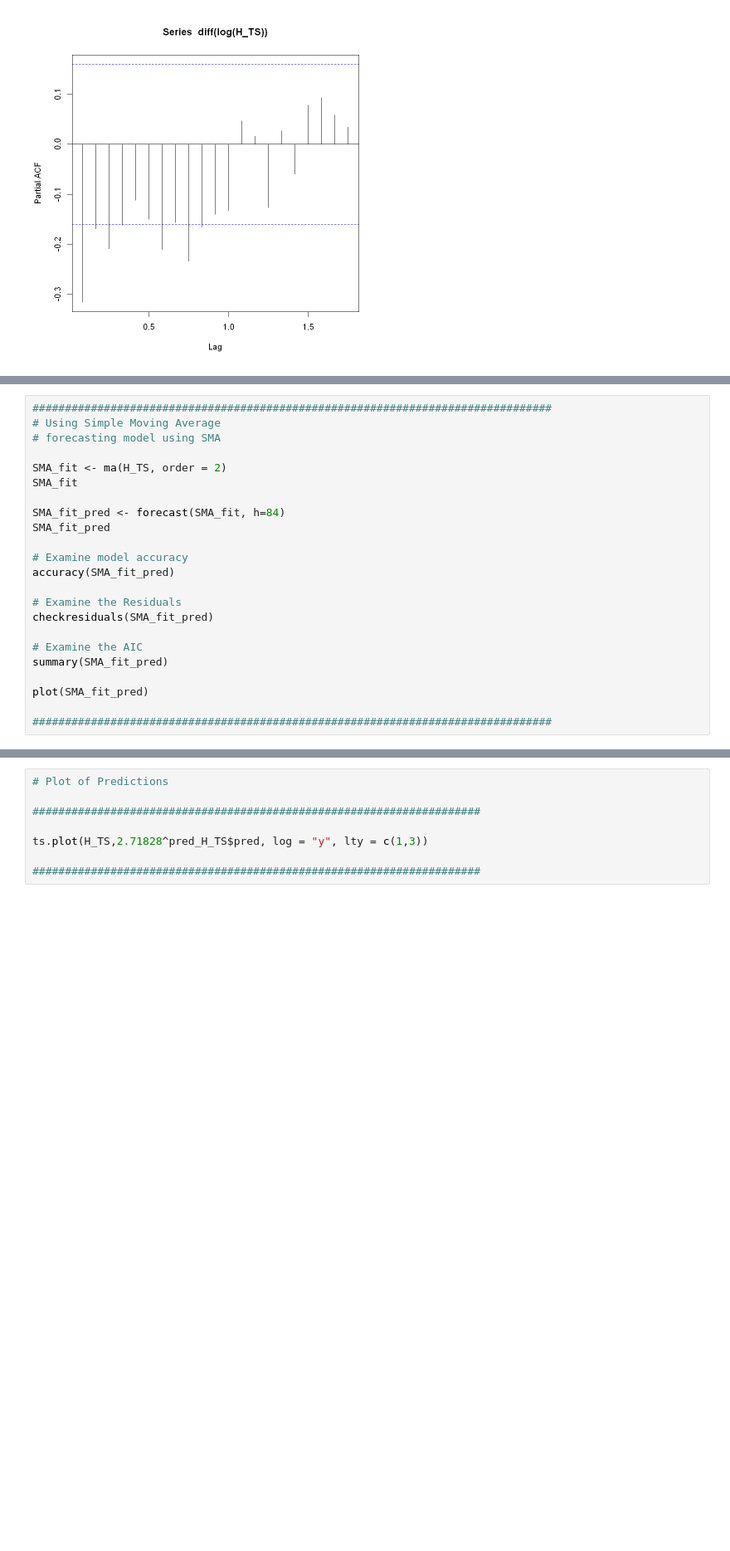
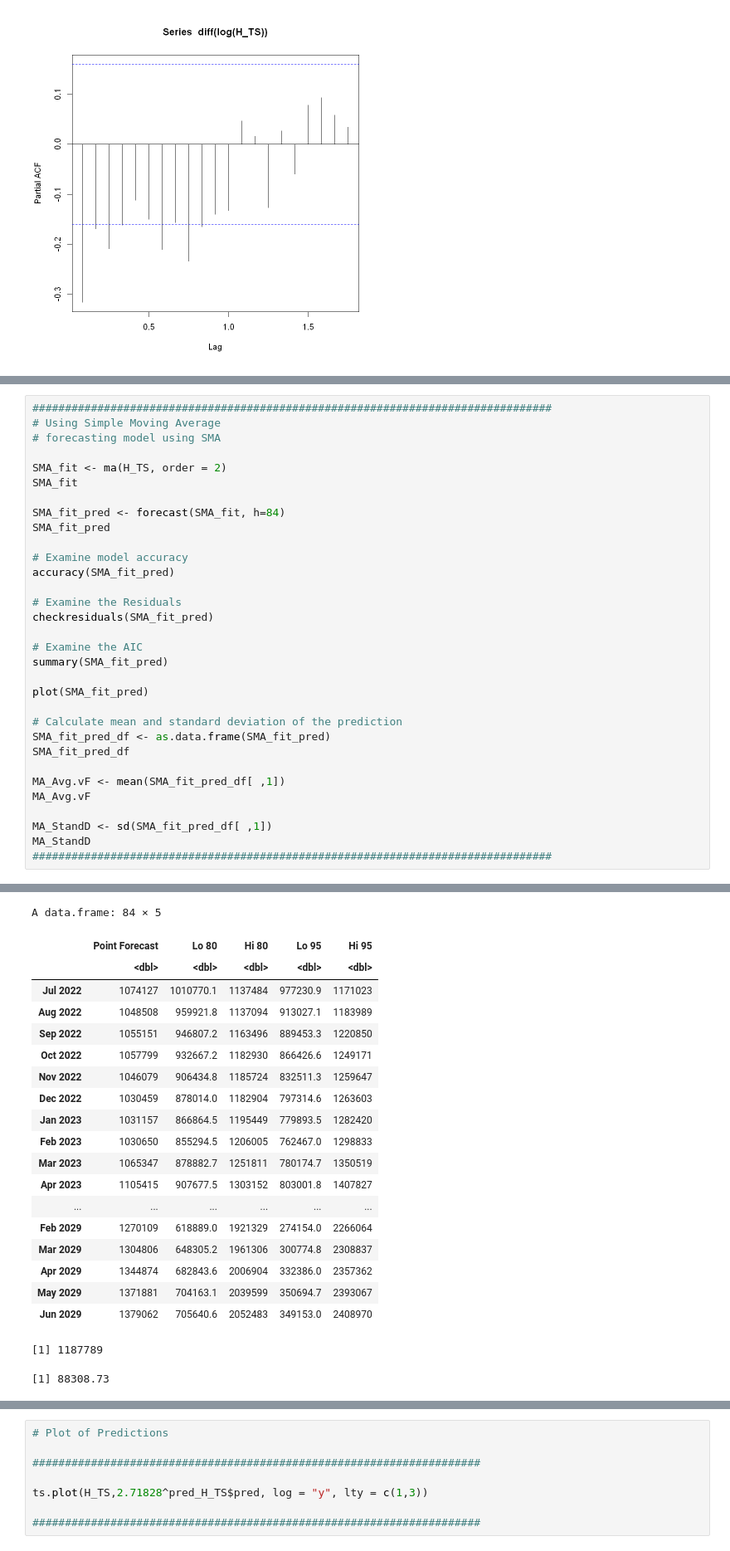
Before and after one commit to batesjay87/Jay-H-DAAN-888, a Jupyter notebook: Future Price Time Series.ipynb, the cells around one changed output, grey strips where cells are left out. Shown at 83% size. Drawn from its saved outputs; the diff is of its cells as text; blank space fills up the shorter version.

```diff
--- a/Future Price Time Series.ipynb
+++ b/Future Price Time Series.ipynb
@@ -561,6 +570,15 @@ summary(SMA_fit_pred)
 
 plot(SMA_fit_pred)
 
+# Calculate mean and standard deviation of the prediction
+SMA_fit_pred_df <- as.data.frame(SMA_fit_pred)
+SMA_fit_pred_df
+
+MA_Avg.vF <- mean(SMA_fit_pred_df[ ,1])
+MA_Avg.vF
+
+MA_StandD <- sd(SMA_fit_pred_df[ ,1])
+MA_StandD
 ################################################################################
 # %% [output]
 A Time Series: 13 × 12
@@ -597,33 +615,54 @@ Mar 2029        1304806  648305.2 1961306 300774.8 2308837
 Apr 2029        1344874  682843.6 2006904 332386.0 2357362
 May 2029        1371881  704163.1 2039599 350694.7 2393067
 Jun 2029        1379062  705640.6 2052483 349153.0 2408970
 A matrix: 1 × 7 of type dbl
 |  | ME | RMSE | MAE | MPE | MAPE | MASE | ACF1 |
 | Training set | -61.73096 | 34170.48 | 26007.68 | -0.1094881 | 3.351521 | 0.4040804 | 0.3803187 |
         Ljung-Box test
 
 data:  Residuals from ETS(M,A,A)
 Q* = 111.76, df = 8, p-value < 2.2e-16
 
 Model df: 16.   Total lags used: 24
 Forecast method: ETS(M,A,A)
 
 Model Information:
 ETS(M,A,A)
 
 Call:
  ets(y = object, lambda = lambda, biasadj = biasadj, allow.multiplicative.trend = allow.multiplicative.trend)
 
   Smoothing parameters:
     alpha = 0.9999
     beta  = 1e-04
     gamma = 1e-04
 ... (100 lines left out)
 Mar 2029        1304806  648305.2 1961306 300774.8 2308837
 Apr 2029        1344874  682843.6 2006904 332386.0 2357362
 May 2029        1371881  704163.1 2039599 350694.7 2393067
 Jun 2029        1379062  705640.6 2052483 349153.0 2408970
 [figure]
+A data.frame: 84 × 5
+|  | Point Forecast | Lo 80 | Hi 80 | Lo 95 | Hi 95 |
+|  | <dbl> | <dbl> | <dbl> | <dbl> | <dbl> |
+| Jul 2022 | 1074127 | 1010770.1 | 1137484 | 977230.9 | 1171023 |
+| Aug 2022 | 1048508 | 959921.8 | 1137094 | 913027.1 | 1183989 |
+| Sep 2022 | 1055151 | 946807.2 | 1163496 | 889453.3 | 1220850 |
+| Oct 2022 | 1057799 | 932667.2 | 1182930 | 866426.6 | 1249171 |
+| Nov 2022 | 1046079 | 906434.8 | 1185724 | 832511.3 | 1259647 |
+| Dec 2022 | 1030459 | 878014.0 | 1182904 | 797314.6 | 1263603 |
+| Jan 2023 | 1031157 | 866864.5 | 1195449 | 779893.5 | 1282420 |
+| Feb 2023 | 1030650 | 855294.5 | 1206005 | 762467.0 | 1298833 |
+| Mar 2023 | 1065347 | 878882.7 | 1251811 | 780174.7 | 1350519 |
+| Apr 2023 | 1105415 | 907677.5 | 1303152 | 803001.8 | 1407827 |
+| ... | ... | ... | ... | ... | ... |
+| Feb 2029 | 1270109 | 618889.0 | 1921329 | 274154.0 | 2266064 |
+| Mar 2029 | 1304806 | 648305.2 | 1961306 | 300774.8 | 2308837 |
+| Apr 2029 | 1344874 | 682843.6 | 2006904 | 332386.0 | 2357362 |
+| May 2029 | 1371881 | 704163.1 | 2039599 | 350694.7 | 2393067 |
+| Jun 2029 | 1379062 | 705640.6 | 2052483 | 349153.0 | 2408970 |
+[1] 1187789
+[1] 88308.73
 [figure]
 # %%
 #####################################################################
```
Also changed, not shown: parts of 4 cells of this notebook.
